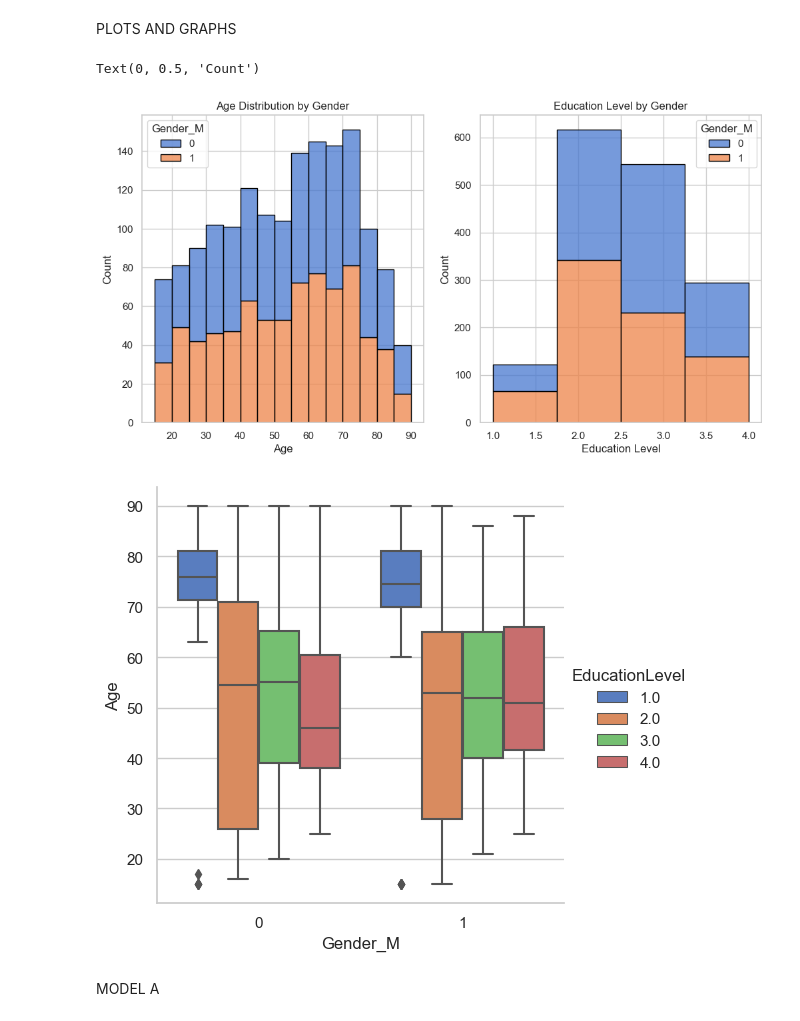
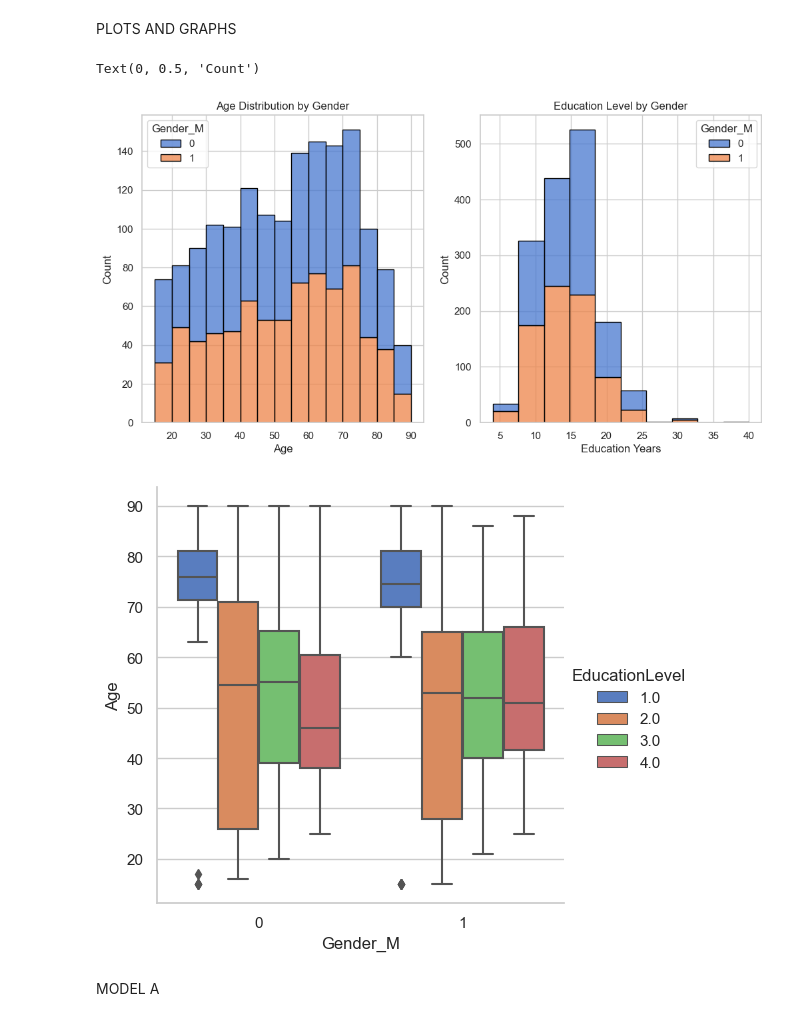
Before and after one commit to nachonachonacho/Portfolio_2023, a Jupyter notebook: IVR_UH_THESIS_2023/notebooks/IVR_UHThesis_2023.ipynb, the cells around one changed output. Cells and saved outputs as stored; diff of their text form; code cells hidden in the pictures.

Commit message:
Definitve Predictors + EducationYEARS Variable

```diff
--- a/IVR_UH_THESIS_2023/notebooks/IVR_UHThesis_2023.ipynb
+++ b/IVR_UH_THESIS_2023/notebooks/IVR_UHThesis_2023.ipynb
@@ -49,7 +49,7 @@ print(ess_df.head())
 Data Filtering
 # %%
 # Select subset of variables
-var_list = ['uemp3m', 'agea', 'stfeco', 'hincfel', 'hincsrca', 'rlgdgr', 'edlvdfi',
+var_list = ['uemp3m', 'agea', 'stfeco', 'hincfel', 'hincsrca', 'rlgdgr', 'edlvdfi', 'eduyrs',
             'trstprl', 'trstlgl', 'trstplc', 'trstplt', 'trstprt', 'trstep', 'trstun',
             'trstsci', 'prtvtefi', 'prtclffi', 'imbgeco', 'imueclt', 'imwbcnt', 'stfgov',
             'stfdem', 'ipbhprp', 'impsafe', 'ipfrule', 'imptrad', 'lrscale', 'gndr',
@@ -118,7 +118,8 @@ FI_df['EducationLevel'] = np.where(FI_df['edlvdfi'].isin(range(1, 3)), 1,
                              np.where(FI_df['edlvdfi'].isin(range(6, 11)), 3,
                              np.where(FI_df['edlvdfi'].isin([11, 12, 13, 14, 5555]), 4, np.nan))))
 
-
+# EducationYears
+FI_df['EducationYears'] = np.where(FI_df['eduyrs'].isin(range(77, 100)), np.nan, FI_df['eduyrs'])
 # Age
 FI_df['Age'] = np.where(FI_df['agea'] == 999, np.nan, FI_df['agea'])
 
@@ -200,5 +201,5 @@ FI_df['National_attachment'] = np.where(FI_df['atchctr'].between(77, 99), np.nan
 
 
 
-# Religiosity
-FI_df['Religiosity'] = np.where(FI_df['rlgdgr'].isin(range(77, 100)), np.nan, FI_df['rlgdgr'])
+
+FI_df[['TrustPoliticians', 'SatisfactionWithGovernment', 'SatisfactionWithDemocracy', 'TrustParliament', 'TrustPoliticalParties', 'TrustEuropeanParliament','TrustUN']].describe()
@@ -228,13 +239,13 @@ Name: VotedPS, dtype: int64
 Data Cleaning
 # %%
 # Sociocultural variables
-Sociocultural_df = FI_df[['AntiImmigrationScale', 'Religiosity', 'Trust in International Institutions', 'Trust In National Institutions', 'Authoritarian Values', 'LeftRightScale', 'National_attachment', 'CulturalImpactImmigration', 'EconomicImpactImmigration']]
+Sociocultural_df = FI_df[['AntiImmigrationScale','EconomicImpactImmigration', 'CulturalImpactImmigration', 'OverallImpactImmigration', 'Trust in International Institutions', 'Trust In National Institutions', 'Authoritarian Values', 'LeftRightScale', 'National_attachment']]
 
 # Economic variables
 Economic_df = FI_df[['WelfareDependent', 'SubjectiveEconomicInsecurity', 'IncomeLevel', 'EconomySatisfaction', 'Unemployment3Months']]
 
 # Demographic variables
-Demographics_df = FI_df[['EducationLevel', 'Age', 'Gender_M']]
+Demographics_df = FI_df[['EducationLevel', 'Age', 'Gender_M', 'EducationYears']]
 
 
 # Target variable
@@ -358,35 +349,35 @@ PLOTS AND GRAPHS
 # %%
 import matplotlib.pyplot as plt
 import seaborn as sns
 
 # Set style and color palette
 sns.set(style='whitegrid', palette='muted')
 
 # Set up figure with subplots
 fig, axs = plt.subplots(1, 2, figsize=(12, 6))
 
 # Plot histograms for Age by Gender and EducationLevel by Gender
 sns.histplot(ax=axs[0], data=Demographics_df, x='Age', hue='Gender_M', multiple='stack', binwidth=5, edgecolor='black')
-sns.histplot(ax=axs[1], data=Demographics_df, x='EducationLevel', hue='Gender_M', multiple='stack', edgecolor='black', bins=4)
+sns.histplot(ax=axs[1], data=Demographics_df, x='EducationYears', hue='Gender_M', multiple='stack', edgecolor='black', bins=10)
 
 # Set titles and labels
 axs[0].set_title('Age Distribution by Gender')
 axs[0].set_xlabel('Age')
 axs[0].set_ylabel('Count')
 axs[1].set_title('Education Level by Gender')
-axs[1].set_xlabel('Education Level')
+axs[1].set_xlabel('Education Years')
 axs[1].set_ylabel('Count')
 
 # Plot age distribution by gender and education level
 sns.catplot(ax=axs[0], data=Demographics_df, kind='box', x='Gender_M', y='Age', hue='EducationLevel', palette='muted')
 
 # Set title and labels
 axs[0].set_title('Age Distribution by Gender')
 axs[0].set_xlabel('Age')
 axs[0].set_ylabel('Count')
 # %% [output]
 Text(0, 0.5, 'Count')
-[figure, old version]
+[figure, new version]
 [figure]
 # %% [markdown]
 MODEL A
```
Also changed, not shown: parts of 14 cells of this notebook.
